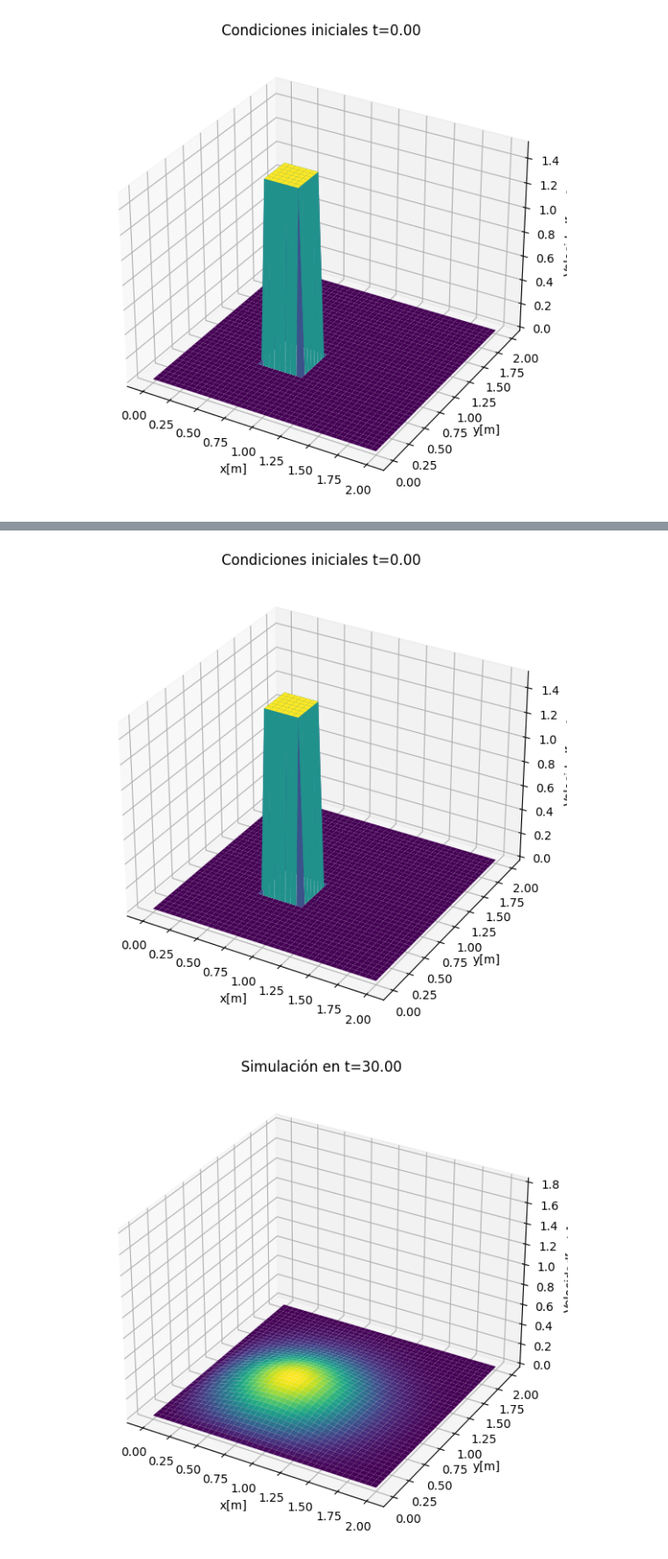
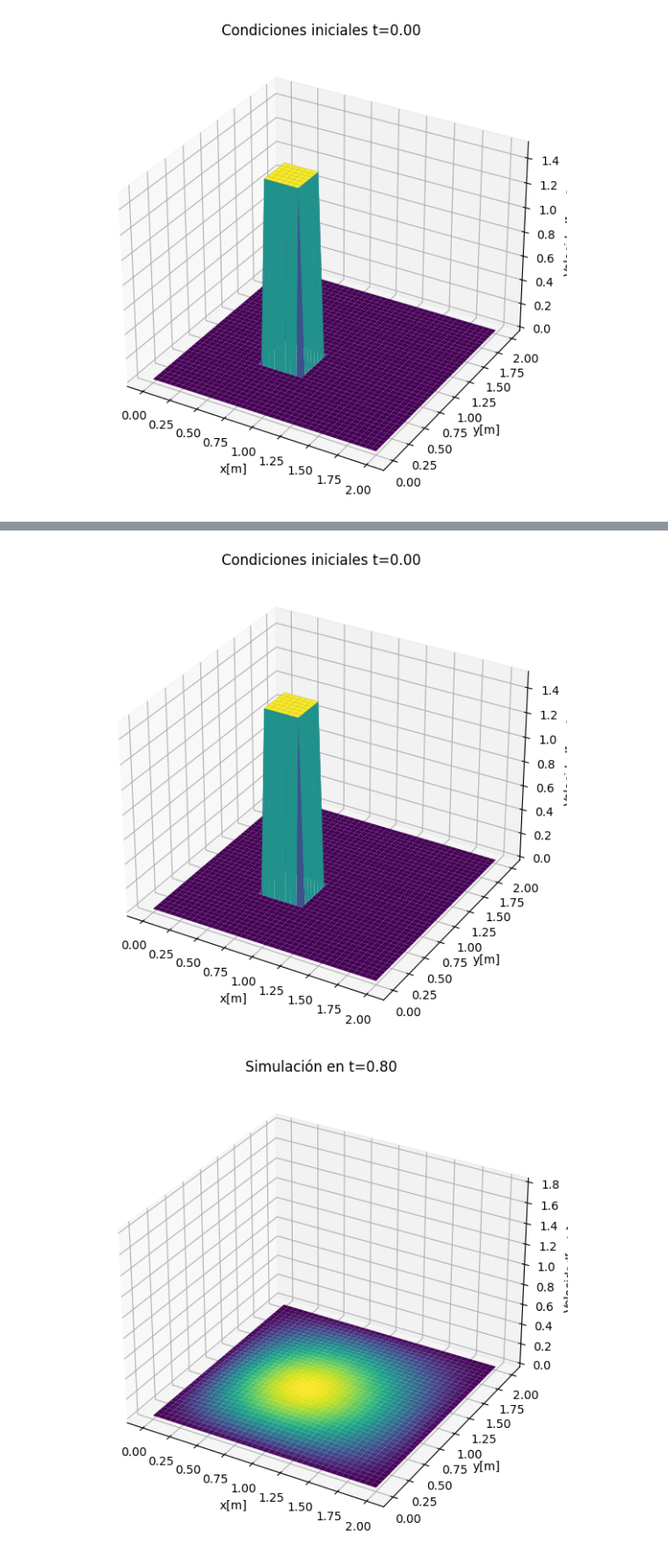
Before and after one commit to juhincapiem/CFD_codigos, a Jupyter notebook: FDM/2D_transient_diffusion.ipynb, the cells around one changed output, grey strips where cells are left out. Shown at 88% size. Drawn from its saved outputs; the diff is of its cells as text; code cells hidden in the pictures.

```diff
--- a/FDM/2D_transient_diffusion.ipynb
+++ b/FDM/2D_transient_diffusion.ipynb
@@ -27,8 +27,8 @@ class domain:
         self.t = np.linspace(0, T, self.Nt+1)   #Creo un vector que va desde el 0 hasta T con Nt+1 divisiones
         self.dt = self.t[1]-self.t[0]         #Chequeo del dt, para que coincida
 
-        self.alfa = v*self.dt/self.dx          #Calculo el número de Courant
-        self.beta = v*self.dt/self.dy          #Calculo el número de Courant
+        self.alfa = v*self.dt/(self.dx)**2          #Calculo el número de Courant
+        self.beta = v*self.dt/(self.dy)**2          #Calculo el número de Courant
 
         #Creamos dos matrices: una representa el tiempo presente y la otra el tiempo futuro
         self.u_2 = np.zeros((self.Nx+1, self.Ny+1))
@@ -39,6 +39,7 @@ class domain:
     def initialCond(self):
         #Añadimos la condición inicial en la posicón del presente
         self.u_1[int(0.7/self.dx):int(1/self.dx), int(0.7/self.dy):int(1/self.dy)] = 1.5
+        self.u_2[int(0.7/self.dx):int(1/self.dx), int(0.7/self.dy):int(1/self.dy)] = 1.5
 
         #Graficamos la condición inicial
         fig = plt.figure(figsize=(11, 7), dpi=100)       #Creo una ventana para graficar llamada fig
@@ -137,14 +138,14 @@ surface.plotter_3D()
 #Definimos las propiedades y condiciones de simulación
 Lx = 2
 Ly = 2
-T = 30
-c = 0.05
+T = 0.8
+v = 0.3
 dx = 0.05
 dy = 0.05
-dt = 0.05
+dt = 0.000225
 
 #Creo el objeto string
-surface01 = domain(Lx, Ly, T, c, dx, dy, dt)
+surface01 = domain(Lx, Ly, T, v, dx, dy, dt)
 print(surface01)
 
 #Grafico las condiciones iniciales
@@ -162,2 +163,2 @@ Beta: 0.05
 [figure]
-[figure, old version]
+[figure, new version]
```
Also changed, not shown: parts of 3 cells of this notebook.
